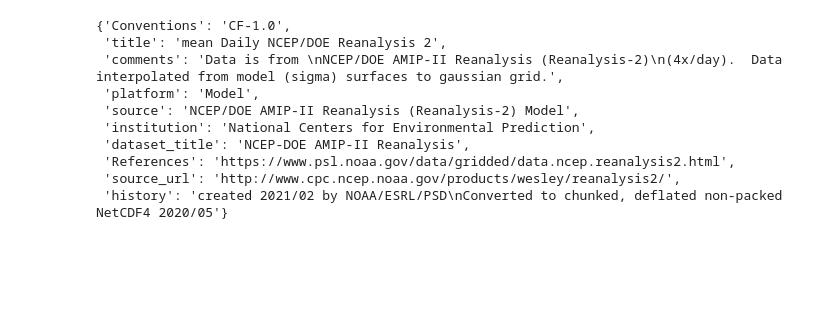
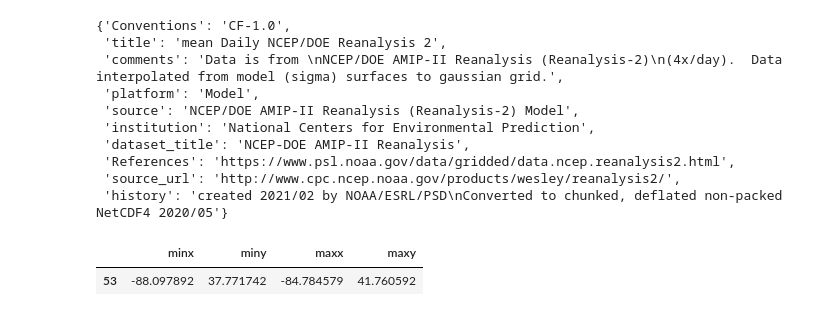
Before and after one commit to jsonirobots/biomed_system_sim, a Jupyter notebook: winddata.ipynb, the cells around one changed output. Cells and saved outputs as stored; diff of their text form; code cells hidden in the pictures; blank space fills up the shorter version.

```diff
--- a/winddata.ipynb
+++ b/winddata.ipynb
@@ -84,6 +90,13 @@ uraw.__dict__
  'References': 'https://www.psl.noaa.gov/data/gridded/data.ncep.reanalysis2.html',
  'source_url': 'http://www.cpc.ncep.noaa.gov/products/wesley/reanalysis2/',
  'history': 'created 2021/02 by NOAA/ESRL/PSD\nConverted to chunked, deflated non-packed NetCDF4 2020/05'}
+# %%
+IN_basemap = gpd.read_file(us_states,crs=4326)
+IN_basemap = IN_basemap[IN_basemap['NAME']=="Indiana"]
+IN_basemap.bounds
+# %% [output]
+|  | minx | miny | maxx | maxy |
+| 53 | -88.097892 | 37.771742 | -84.784579 | 41.760592 |
 # %%
 od_files=["data_2016.csv"]#,"data_2017.csv","data_2018.csv","data_2019.csv"]
 years = [name.split(".csv")[0].split("_")[1] for name in od_files]
```
Also changed, not shown: parts of 1 cell of this notebook, 33 other files.
